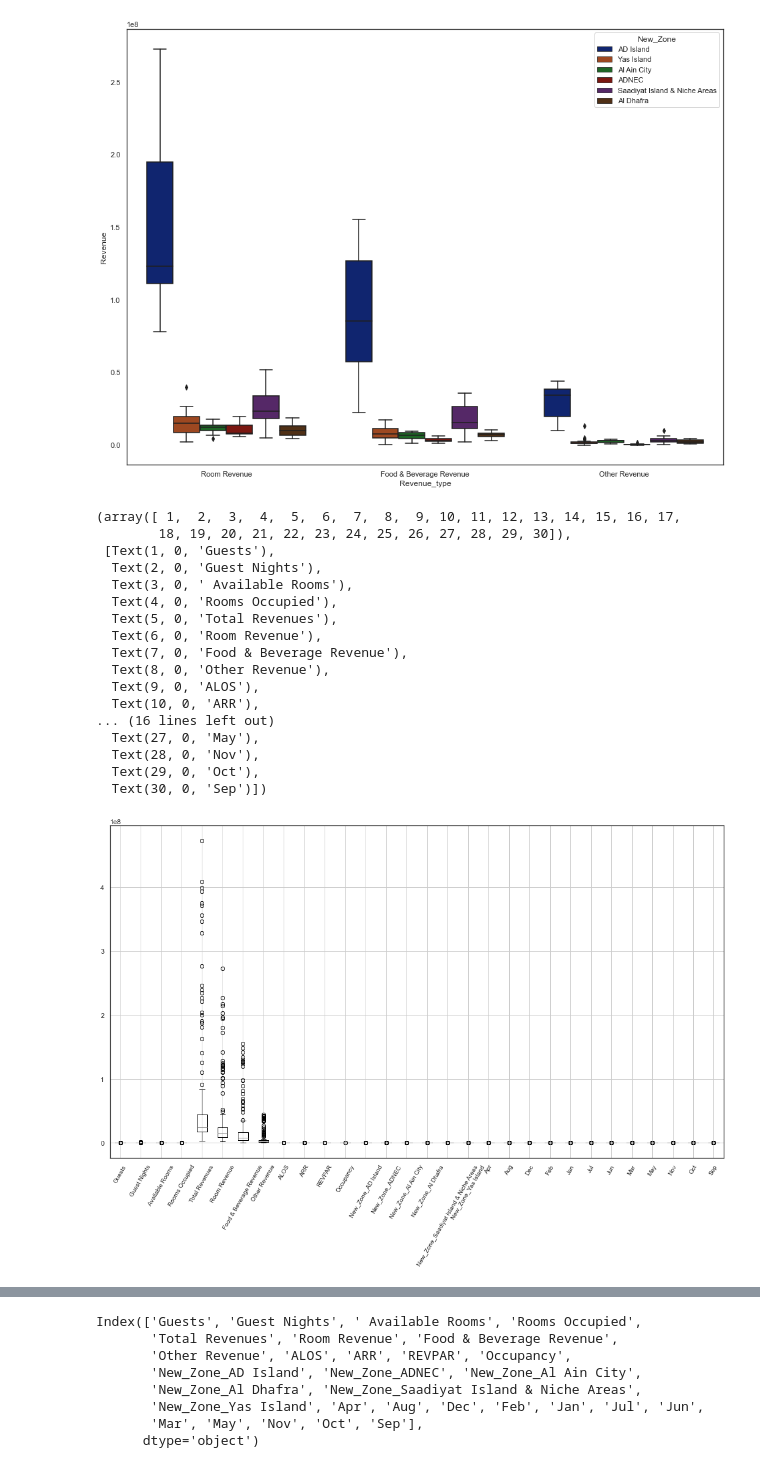
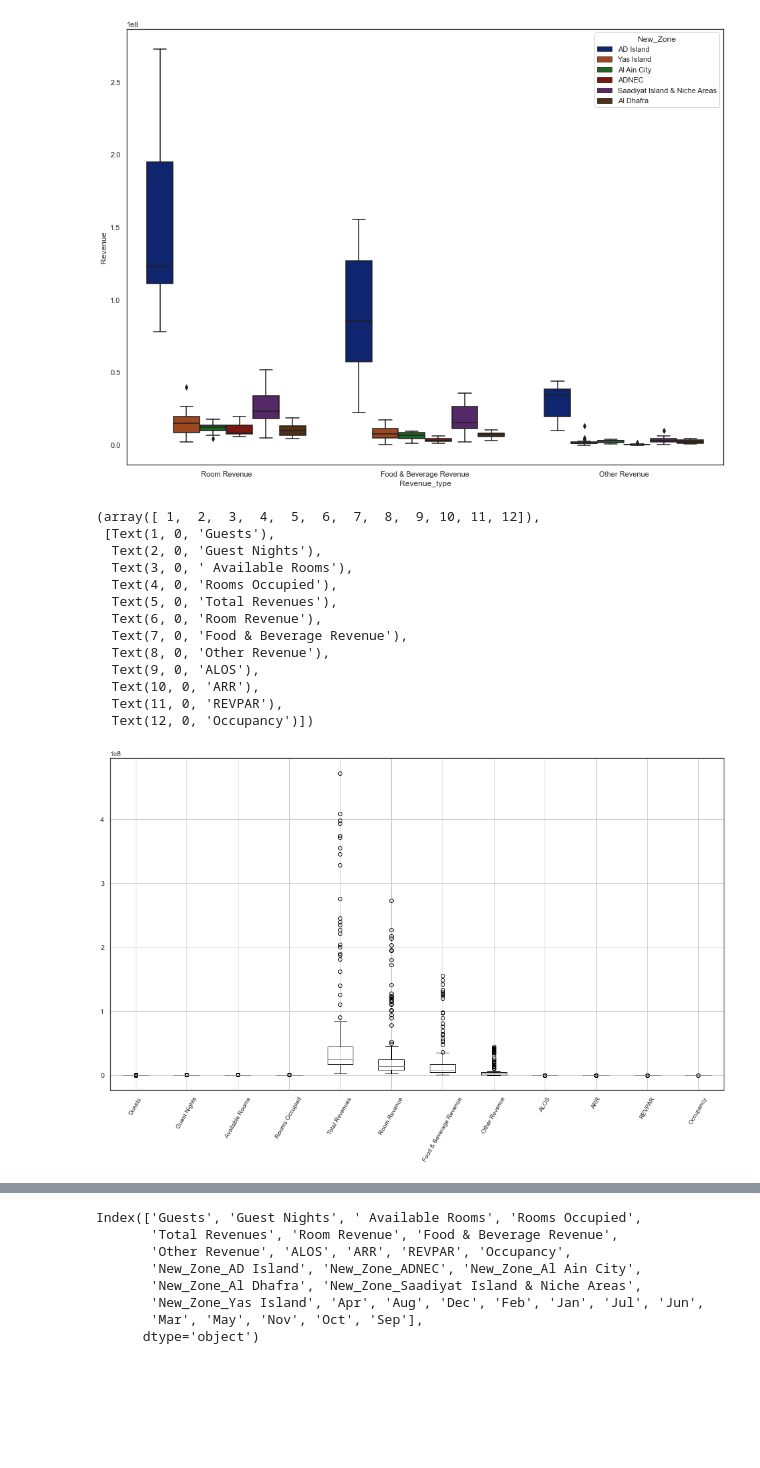
Before and after one commit to khairy84/Hospitality-invest-predictor, a Jupyter notebook: Untitled1.ipynb, the cells around one changed output, grey strips where cells are left out. Drawn from its saved outputs; the diff is of its cells as text; code cells hidden in the pictures; blank space fills up the shorter version.

```diff
--- a/Untitled1.ipynb
+++ b/Untitled1.ipynb
@@ -429,24 +314,20 @@ sns.boxplot(x='Revenue_type', y='Revenue',
 [figure]
 # %%
 plt.figure(figsize=(18,10))
-n_df.boxplot();
+df.boxplot();
 plt.xticks(rotation=60, size=10)
 # %% [output]
-(array([ 1,  2,  3,  4,  5,  6,  7,  8,  9, 10, 11, 12, 13, 14, 15, 16, 17,
-        18, 19, 20, 21, 22, 23, 24, 25, 26, 27, 28, 29, 30]),
+(array([ 1,  2,  3,  4,  5,  6,  7,  8,  9, 10, 11, 12]),
  [Text(1, 0, 'Guests'),
   Text(2, 0, 'Guest Nights'),
   Text(3, 0, ' Available Rooms'),
   Text(4, 0, 'Rooms Occupied'),
   Text(5, 0, 'Total Revenues'),
   Text(6, 0, 'Room Revenue'),
   Text(7, 0, 'Food & Beverage Revenue'),
   Text(8, 0, 'Other Revenue'),
   Text(9, 0, 'ALOS'),
   Text(10, 0, 'ARR'),
-... (16 lines left out)
-  Text(27, 0, 'May'),
-  Text(28, 0, 'Nov'),
-  Text(29, 0, 'Oct'),
-  Text(30, 0, 'Sep')])
+  Text(11, 0, 'REVPAR'),
+  Text(12, 0, 'Occupancy')])
-[figure, old version]
+[figure, new version]
```
Also changed, not shown: parts of 41 cells of this notebook.
